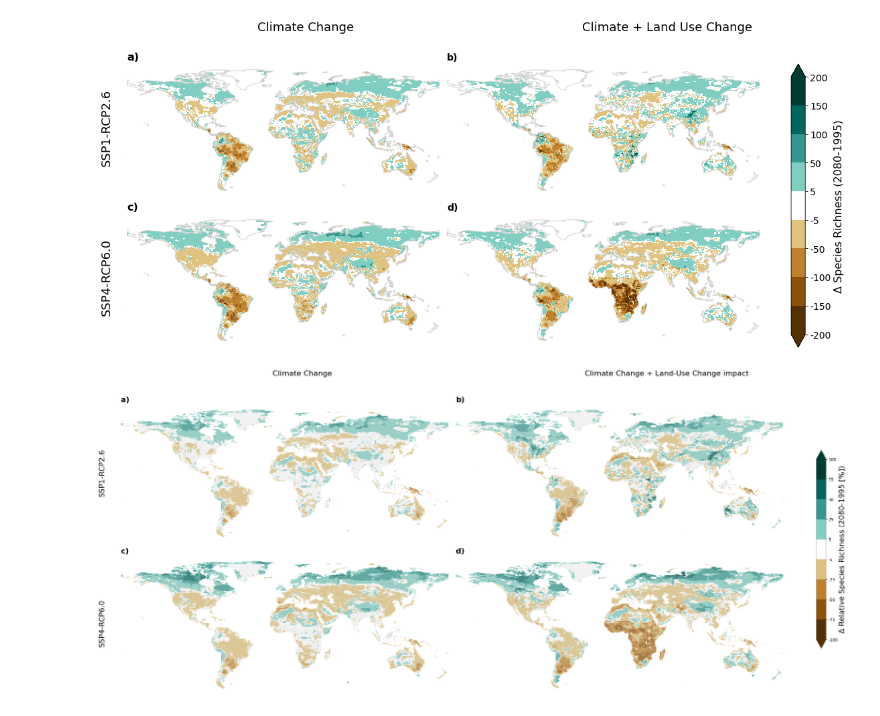
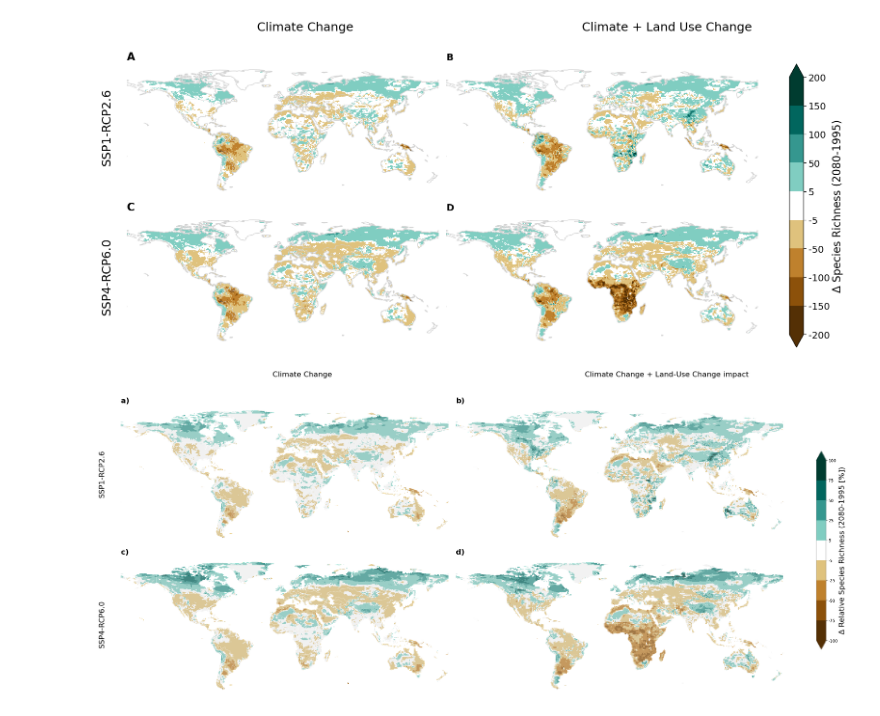
Before and after one commit to wyssacademy-unibe-ch/climate_Hari_etal_BioscenComb, a Jupyter notebook: functions/figures/code/key_fig_2.ipynb, the cells around one changed output. Cells and saved outputs as stored; diff of their text form; code cells hidden in the pictures.

```diff
--- a/functions/figures/code/key_fig_2.ipynb
+++ b/functions/figures/code/key_fig_2.ipynb
@@ -23,5 +170,5 @@ import warnings
 # %%
-# relative loss in species richness globally
+
 import os
 import pickle
 import xarray as xr
@@ -105,8 +252,8 @@ for scenario in scenarios:
 
             for taxa in taxas:
                 # Load pickle files
-                newvalue_hist_sum_path = os.path.join(output_dir, f"newvalue_hist_sum_{sdm}_{gcm}_{taxa}_['{scenario}']_['{time}']_dispersal4.pkl")
-                newvalue_future_sum_path = os.path.join(output_dir, f"newvalue_future_sum_{sdm}_{gcm}_{taxa}_['{scenario}']_['{time}']_dispersal4.pkl")
+                newvalue_hist_sum_path = os.path.join(output_dir, f"sum_bin_hist_sum_{sdm}_{gcm}_{taxa}_['{scenario}']_['{time}']_dispersal4_newbase.pkl")
+                newvalue_future_sum_path = os.path.join(output_dir, f"sum_bin_future_sum_{sdm}_{gcm}_{taxa}_['{scenario}']_['{time}']_dispersal4_newbase.pkl")
                 sum_bin_hist_sum_path = os.path.join(output_dir, f"sum_bin_hist_sum_{sdm}_{gcm}_{taxa}_['{scenario}']_['{time}']_dispersal4.pkl")
                 sum_bin_future_sum_path = os.path.join(output_dir, f"sum_bin_future_sum_{sdm}_{gcm}_{taxa}_['{scenario}']_['{time}']_dispersal4.pkl")
 
@@ -231,7 +378,7 @@ cmap = matplotlib.colors.ListedColormap(['white', 'green'])
 countries = gpd.read_file(gpd.datasets.get_path("naturalearth_lowres"))
 
 plot_idx = 0
-subplot_labels = ['a)', 'b)','c)','d)']
+subplot_labels = ['A', 'B','C','D']
 for scenario in scenarios:
     diff_newvalue = mean_over_all_sdms_gcms_fut[scenario] - mean_over_all_sdms_gcms_hist[scenario]
     diff_sumbin = mean_over_all_sdms_gcms_sumbin_fut[scenario] - mean_over_all_sdms_gcms_sumbin_hist[scenario]
@@ -304,35 +451,35 @@ for scenario in scenarios:
 #cbar = plt.colorbar(im2, ax=ax2, fraction=0.024, pad=0.04, spacing='proportional', ticks=ticks_b,extend='both')
 cbar = fig.colorbar(im2, ax=axes.ravel().tolist(), orientation='vertical', fraction=0.025, pad=0.05,extend='both')
 
 cbar.set_label('Δ Species Richness (2080-1995)', fontsize=16)
 ticks = np.array([-200, -150, -100, -50, -5,5, 50, 100, 150, 200])
 tick_labels = ['-200', '-150', '-100', '-50', '-5', '5','50', '100', '150', '200']
 
 # Setzen Sie die Ticks und Tick-Labels für die Farbleiste
 cbar.set_ticks(ticks)
 cbar.set_ticklabels(tick_labels)
 cbar.ax.tick_params(labelsize=14)
 
 fig.text(0.75, 0.85, 'Climate + Land Use Change', ha='center', fontsize=18)
 
 
 # After your plotting loop
 fig.text(-0.025, 0.65, f"{scenario_indices['rcp26']}", va='center', ha='center', rotation='vertical', fontsize=18)
 fig.text(-0.025, 0.34, f"{scenario_indices['rcp60']}", va='center', ha='center', rotation='vertical', fontsize=18)
 
 
 set_plot_param()
 # "Climate Change" über den linken oberen Subplot
 fig.text(0.25, 0.85, 'Climate Change', ha='center', fontsize=18)
 
 #fig.text(0.5, 0.9, 'Amphibians', ha='center', fontsize=18)
 
 # Show or save the plot
 
-plt.savefig("/storage/homefs/ch21o450/scripts/climate_Hari_etal_inprep/functions/figures/main_figures/Figure_2.png")
+plt.savefig("/storage/homefs/ch21o450/scripts/climate_Hari_etal_inprep/functions/figures/main_figures/Figure_2_alternate.png")
 plt.show()
 # %% [output]
-[figure, old version]
+[figure, new version]
 # %%
 import matplotlib.pyplot as plt
 import geopandas as gpd
```
Also changed, not shown: parts of 4 cells of this notebook, 59 other files.
